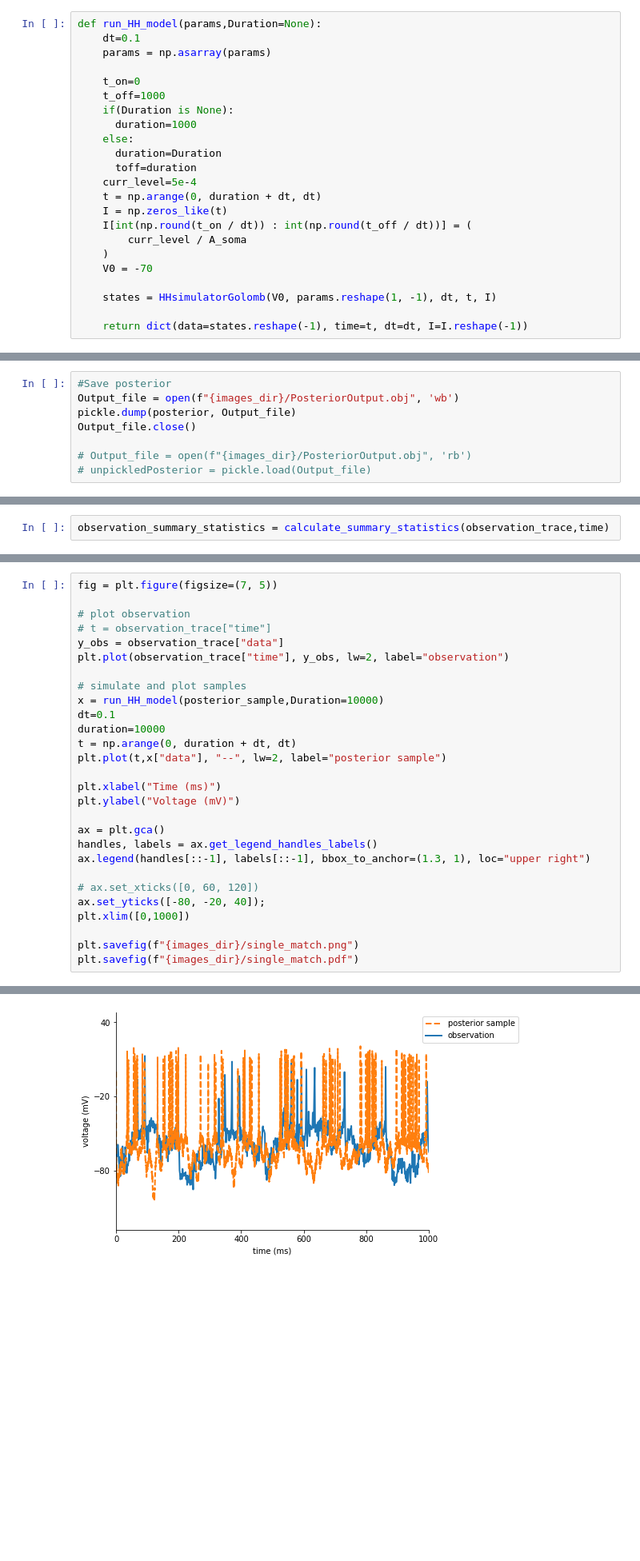
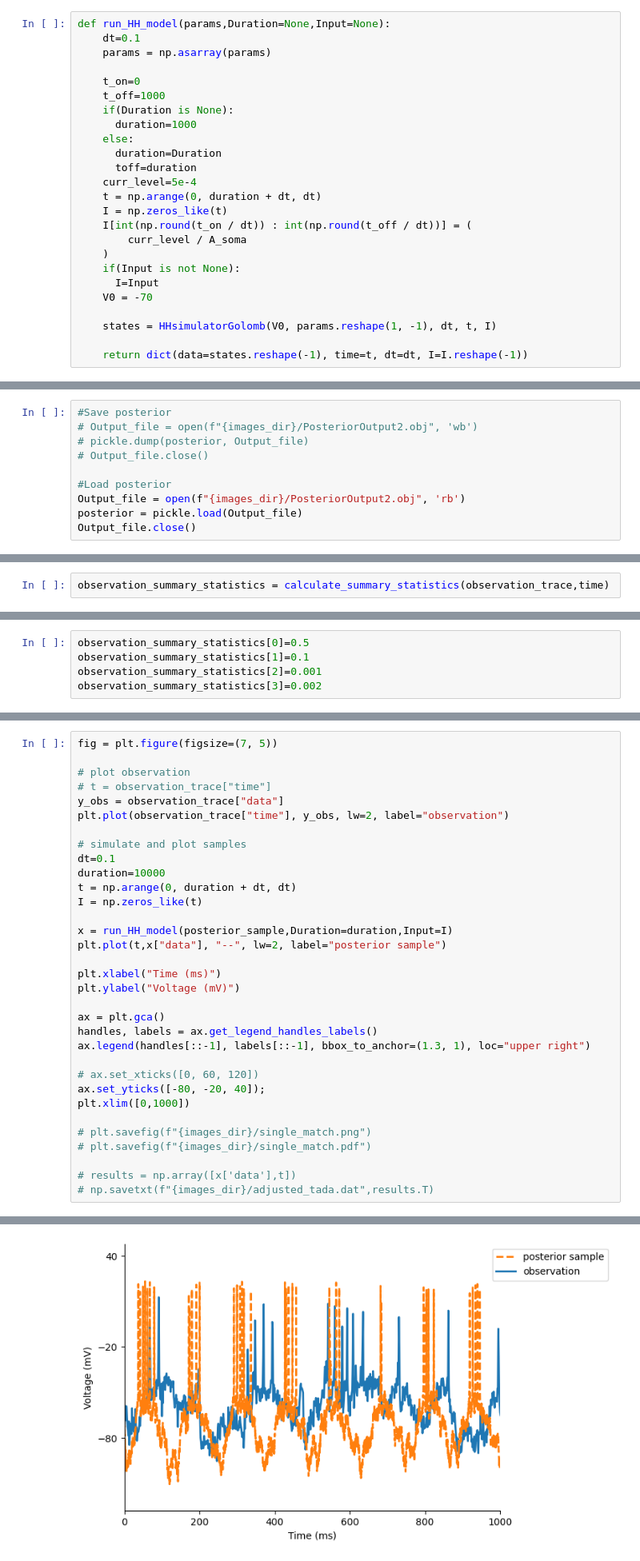
Before and after one commit to pena-rodrigo/CA1project, a Jupyter notebook: param_estimation.ipynb, the cells around one changed output, grey strips where cells are left out. Shown at 80% size. Saved outputs shown, nothing was run; the diff lists cells and outputs as text; blank space fills up the shorter version.

```diff
--- a/param_estimation.ipynb
+++ b/param_estimation.ipynb
@@ -500,7 +618,7 @@ def calculate_summary_statistics(x,time=None):
 
     return sum_stats_vec
 # %%
-def run_HH_model(params,Duration=None):
+def run_HH_model(params,Duration=None,Input=None):
     dt=0.1
     params = np.asarray(params)
 
@@ -517,6 +635,8 @@ def run_HH_model(params,Duration=None):
     I[int(np.round(t_on / dt)) : int(np.round(t_off / dt))] = (
         curr_level / A_soma
     )
+    if(Input is not None):
+      I=Input
     V0 = -70
 
     states = HHsimulatorGolomb(V0, params.reshape(1, -1), dt, t, I)
@@ -548,11 +668,13 @@ WARNING:root:Found 195 NaN simulations and 0 Inf simulations. They will be exclu
 # %%
 #Save posterior
-Output_file = open(f"{images_dir}/PosteriorOutput.obj", 'wb')
-pickle.dump(posterior, Output_file)
+# Output_file = open(f"{images_dir}/PosteriorOutput2.obj", 'wb')
+# pickle.dump(posterior, Output_file)
+# Output_file.close()
+
+#Load posterior
+Output_file = open(f"{images_dir}/PosteriorOutput2.obj", 'rb')
+posterior = pickle.load(Output_file)
 Output_file.close()
-
-# Output_file = open(f"{images_dir}/PosteriorOutput.obj", 'rb')
-# unpickledPosterior = pickle.load(Output_file)
 # %%
 curr_level=5e-4
 t_on=0
@@ -600,3 +730,8 @@ plt.savefig(f"{images_dir}/pairplot.png")
 plt.savefig(f"{images_dir}/pairplot.pdf")
 # %% [output]
 [figure]
+# %%
+observation_summary_statistics[0]=0.5
+observation_summary_statistics[1]=0.1
+observation_summary_statistics[2]=0.001
+observation_summary_statistics[3]=0.002
@@ -617,10 +773,12 @@ y_obs = observation_trace["data"]
 plt.plot(observation_trace["time"], y_obs, lw=2, label="observation")
 
 # simulate and plot samples
-x = run_HH_model(posterior_sample,Duration=10000)
 dt=0.1
 duration=10000
 t = np.arange(0, duration + dt, dt)
+I = np.zeros_like(t)
+
+x = run_HH_model(posterior_sample,Duration=duration,Input=I)
 plt.plot(t,x["data"], "--", lw=2, label="posterior sample")
 
 plt.xlabel("Time (ms)")
@@ -634,6 +792,9 @@ ax.legend(handles[::-1], labels[::-1], bbox_to_anchor=(1.3, 1), loc="upper right
 ax.set_yticks([-80, -20, 40]);
 plt.xlim([0,1000])
 
-plt.savefig(f"{images_dir}/single_match.png")
-plt.savefig(f"{images_dir}/single_match.pdf")
+# plt.savefig(f"{images_dir}/single_match.png")
+# plt.savefig(f"{images_dir}/single_match.pdf")
+
+# results = np.array([x['data'],t])
+# np.savetxt(f"{images_dir}/adjusted_tada.dat",results.T)
 # %% [output]
@@ -640,4 +802,4 @@ plt.savefig(f"{images_dir}/single_match.pdf")
-[figure, old version]
+[figure, new version]
 # %%
 plt.figure(figsize=(14,6))
 ax=plt.subplot(111)
```
Also changed, not shown: parts of 43 cells of this notebook.
